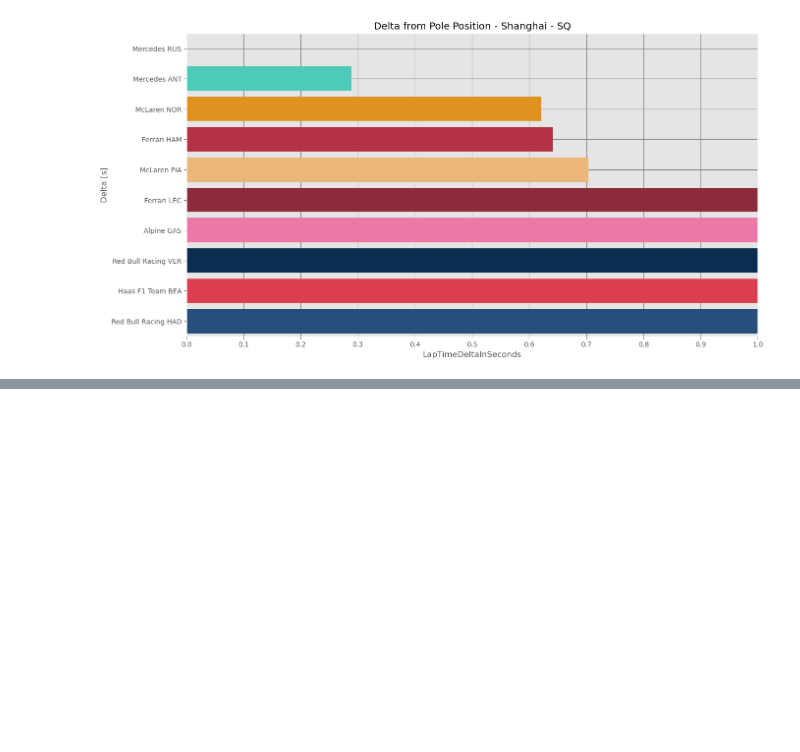
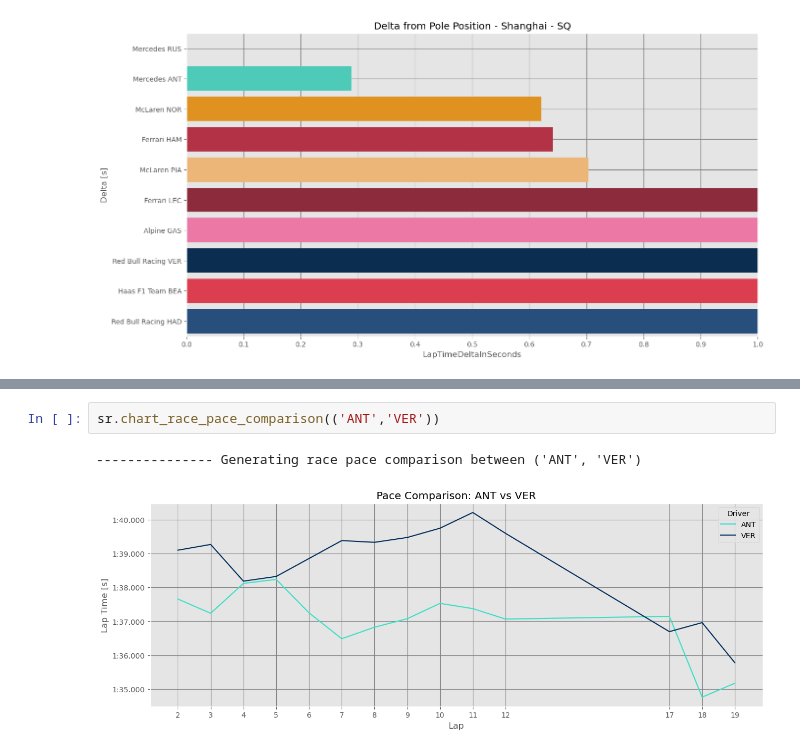
Before and after one commit to prime-249/F1-Weekend-Analysis, a Jupyter notebook: 2026/2.Shanghai.ipynb, the cells around one changed output, grey strips where cells are left out. Cells and saved outputs as stored; diff of their text form; blank space fills up the shorter version.

```diff
--- a/2026/2.Shanghai.ipynb
+++ b/2026/2.Shanghai.ipynb
@@ -41,0 +79,5 @@ sq.chart_delta_from_pole()
+# %%
+sr.chart_race_pace_comparison(('ANT','VER'))
+# %% [output]
+--------------- Generating race pace comparison between ('ANT', 'VER')
+[figure, added]
```
Also changed, not shown: parts of 7 cells of this notebook, 11 other files.
